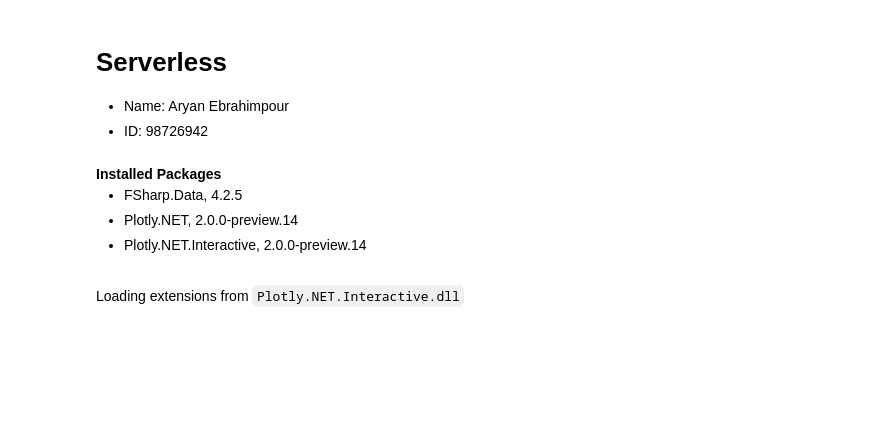
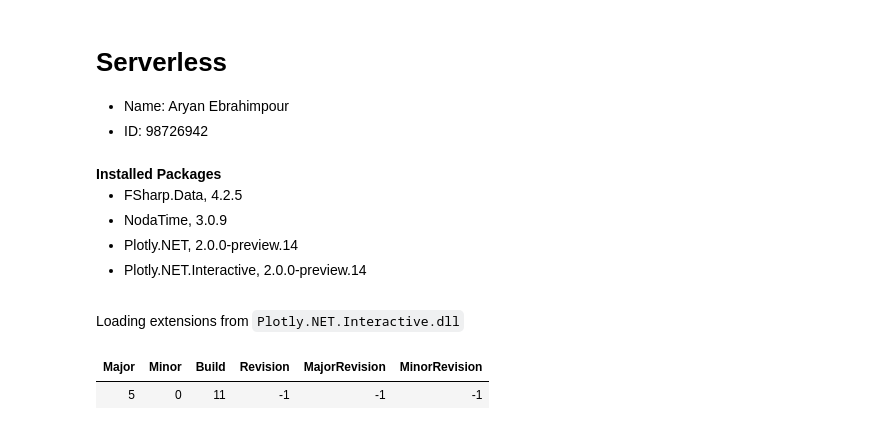
Before and after one commit to avestura/serverless-paper-impl, a Jupyter notebook: src/Main.ipynb, the cells around one changed output. Drawn from its saved outputs; the diff is of its cells as text; code cells hidden in the pictures; blank space fills up the shorter version.

```diff
--- a/src/Main.ipynb
+++ b/src/Main.ipynb
@@ -6,14 +6,21 @@
 # %%
 #r "nuget: Plotly.NET, 2.0.0-preview.14"
 #r "nuget: Plotly.NET.Interactive, 2.0.0-preview.14"
 #r "nuget: FSharp.Data"
+#r "nuget: NodaTime"
 open System
 open Plotly.NET
 open Plotly.NET.Interactive
+open NodaTime
+
+Environment.Version
 # %% [output]
 Installed Packages
 FSharp.Data, 4.2.5
+NodaTime, 3.0.9
 Plotly.NET, 2.0.0-preview.14
 Plotly.NET.Interactive, 2.0.0-preview.14
 Loading extensions from `Plotly.NET.Interactive.dll`
+| Major | Minor | Build | Revision | MajorRevision | MinorRevision |
+| 5 | 0 | 11 | -1 | -1 | -1 |
 # %%
```
Also changed, not shown: parts of 2 cells of this notebook, 5 other files.
